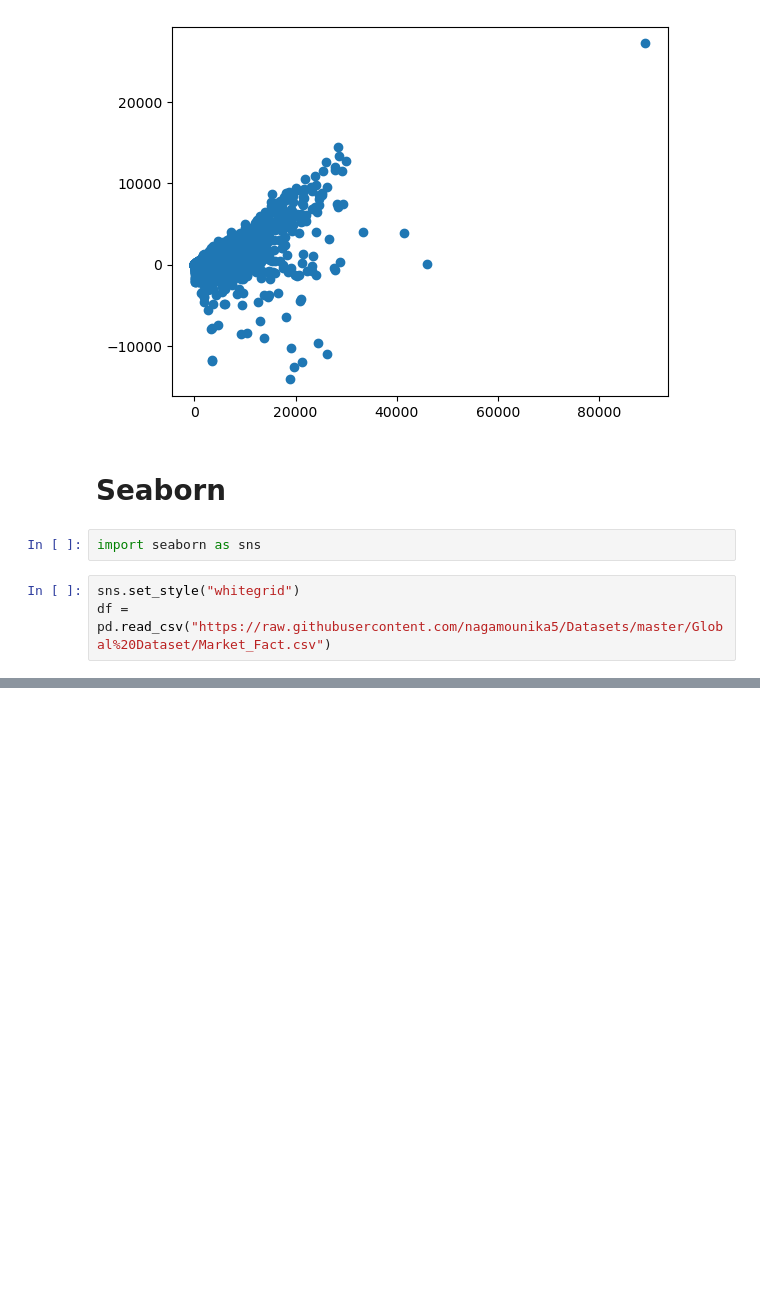
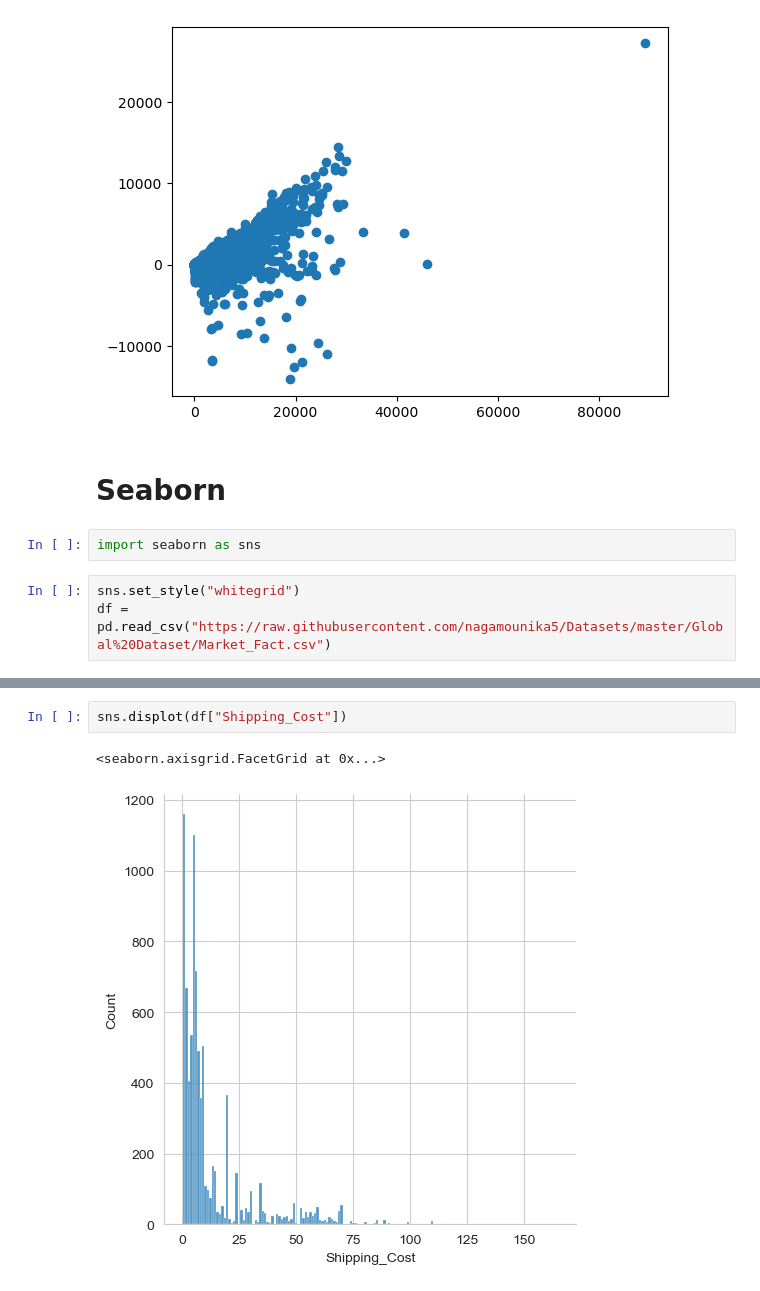
Before and after one commit to HayBeeCoder/ai, a Jupyter notebook: dl-with-real-life-projects-coursera/Matplotlib.ipynb, the cells around one changed output, grey strips where cells are left out. Cells and saved outputs as stored; diff of their text form; blank space fills up the shorter version.

```diff
--- a/dl-with-real-life-projects-coursera/Matplotlib.ipynb
+++ b/dl-with-real-life-projects-coursera/Matplotlib.ipynb
@@ -181,0 +185,5 @@ sns.distplot(df["Shipping_Cost"])
+# %%
+sns.displot(df["Shipping_Cost"])
+# %% [output]
+<seaborn.axisgrid.FacetGrid at 0x...>
+[figure, added]
```
Also changed, not shown: parts of 3 cells of this notebook.
